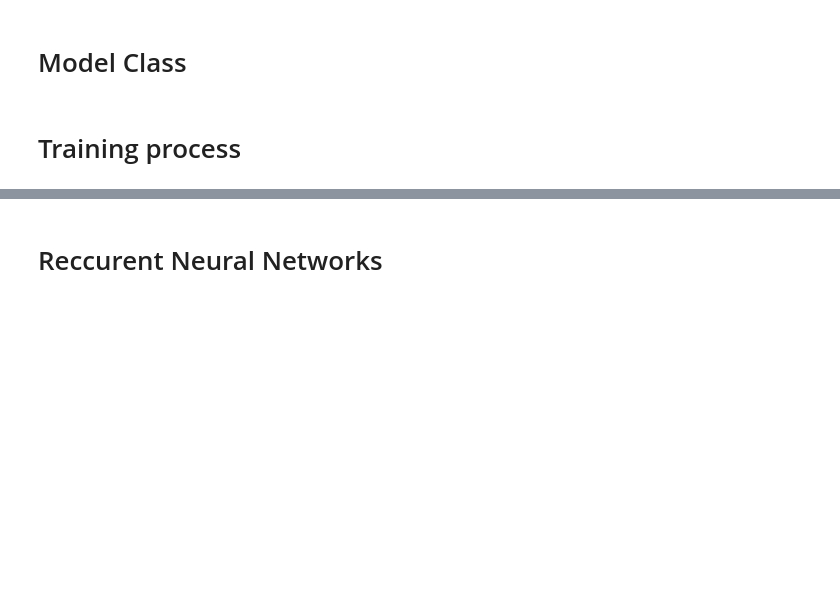
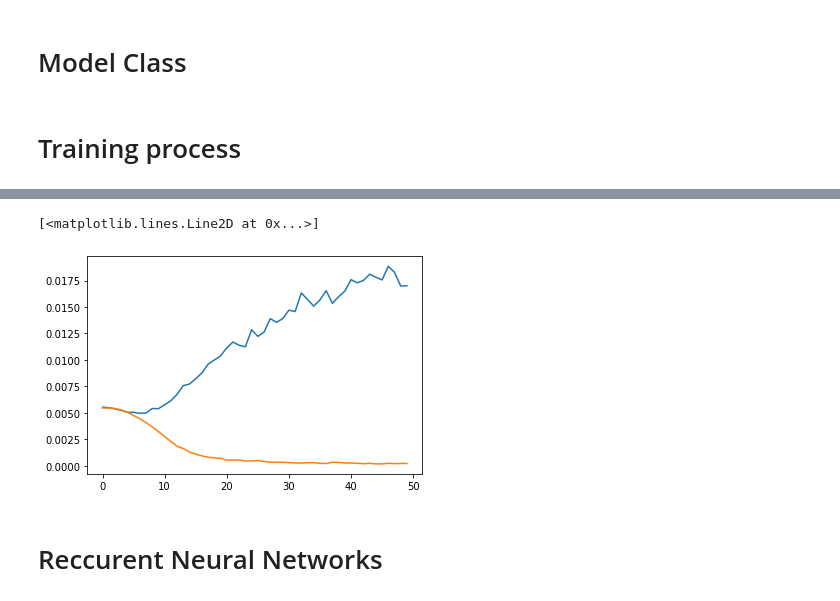
Before and after one commit to mikcnt/nlp-hw1, a Jupyter notebook: main.ipynb, the cells around one changed output, grey strips where cells are left out. Cells and saved outputs as stored; diff of their text form; code cells hidden in the pictures; blank space fills up the shorter version.

```diff
--- a/main.ipynb
+++ b/main.ipynb
@@ -191,10 +210,11 @@ word_vectors['<unk>'] = torch.rand(300)
 # Dataset class using GloVe
 # %%
 class EmbeddedDataset(torch.utils.data.Dataset):
-    def __init__(self, dataset_path: str, marker: str, embedder: TokensEmbedder):
+    def __init__(self, dataset_path: str, marker: str, embedder: TokensEmbedder, width: int):
         self.data = []
         self.marker = marker
         self.embedder = embedder
+        self.width = width
 
         self.create_dataset(dataset_path)
 
@@ -219,6 +239,10 @@ class EmbeddedDataset(torch.utils.data.Dataset):
                 t1, target_position1 = custom_tokenizer(s1, self.marker)
                 t2, target_position2 = custom_tokenizer(s2, self.marker)
 
+                # get neighbourhood of target words (and recompute target position)
+                t1, target_position1 = get_neighbourhood(t1, target_position1, self.width)
+                t2, target_position2 = get_neighbourhood(t2, target_position2, self.width)
+
                 # convert tokens to embeddings and aggregate
                 v1 = self.embedder(t1, target_position1)
                 v2 = self.embedder(t2, target_position2)
@@ -260,12 +284,12 @@ class MLP(nn.Module):
             )
 
         self.activation = activation
+        self.dropout = nn.Dropout(0.5)
 
         self.last_layer = nn.Linear(in_features=hidden_dim, out_features=1)
 
         self.sigmoid = nn.Sigmoid()
 
-        self.dropout = nn.Dropout(0.3)
 
     def forward(self, x: torch.Tensor) -> torch.Tensor:
         out = x
@@ -332,7 +356,7 @@ def fit(
             # number of predictions
             d_train += pred.shape[0]
             # number of correct predictions
-            n_train += (batch_y == pred).int().sum()
+            n_train += (batch_y == pred).int().sum().item()
 
         model.eval()
         with torch.no_grad():
@@ -380,8 +404,10 @@ def fit(
             checkpoint.save(model, opt, epoch, losses, accuracies)
 
         print(
-            f"Epoch {epoch} \t T. Loss = {loss_train:.4f}, V. Loss = {loss_val:.4f}, T. Accuracy {acc_train:.2f}, V. Accuracy {acc_val:.2f}."
+            f"Epoch {epoch} \t T. Loss = {loss_train:.4f}, V. Loss = {loss_val:.4f}, T. Accuracy {acc_train:.3f}, V. Accuracy {acc_val:.3f}."
         )
+
+    return losses, accuracies
 # %%
 train_path = 'data/train.jsonl'
 dev_path = 'data/dev.jsonl'
@@ -389,10 +415,11 @@ dev_path = 'data/dev.jsonl'
 random.seed(42)
 marker = ''.join(random.choices(string.ascii_lowercase, k=20))
 
-embedder = WeightedAverageEmbedder(word_vectors, 1, 0.2)
+# embedder = WeightedAverageEmbedder(word_vectors, 1, 0.2)
+embedder = AverageEmbedder(word_vectors)
 
-train_dataset = EmbeddedDataset(train_path, marker, embedder)
-val_dataset = EmbeddedDataset(dev_path, marker, embedder)
+train_dataset = EmbeddedDataset(train_path, marker, embedder, 6)
+val_dataset = EmbeddedDataset(dev_path, marker, embedder, 6)
 
 train_loader = torch.utils.data.DataLoader(train_dataset, batch_size=128, shuffle=True)
 val_loader = torch.utils.data.DataLoader(val_dataset, batch_size=128, shuffle=False)
@@ -400,8 +427,8 @@ val_loader = torch.utils.data.DataLoader(val_dataset, batch_size=128, shuffle=Fa
 device = 'cuda' if torch.cuda.is_available() else 'cpu'
 criterion = nn.BCELoss()
 model = MLP(n_features=600,
-            num_layers=5,
-            hidden_dim=200,
+            num_layers=3,
+            hidden_dim=2096,
             activation=torch.nn.functional.relu).to(device)
 optimizer = torch.optim.Adam(model.parameters(), lr=0.0001, weight_decay=0.00001)
 
@@ -409,5 +436,5 @@ checkpoint = Checkpoint(path='checkpoints/mlp')
 
 epochs = 50
 
-fit(epochs, model, criterion, optimizer, train_loader, val_loader, checkpoint)
+losses, accuracies = fit(epochs, model, criterion, optimizer, train_loader, val_loader, checkpoint=None)
 # %% [output]
@@ -426,4 +453,10 @@ Epoch 12         T. Loss = 0.0047, V. Loss = 0.0052, T. Accuracy 0.69, V. Accura
 ... (38 outputs left out)
+# %%
+plt.plot(losses['val'])
+plt.plot(losses['train'])
+# %% [output]
+[<matplotlib.lines.Line2D at 0x...>]
+[figure, added]
 # %% [markdown]
 # Reccurent Neural Networks
 # %%
```
Also changed, not shown: parts of 14 cells of this notebook.
